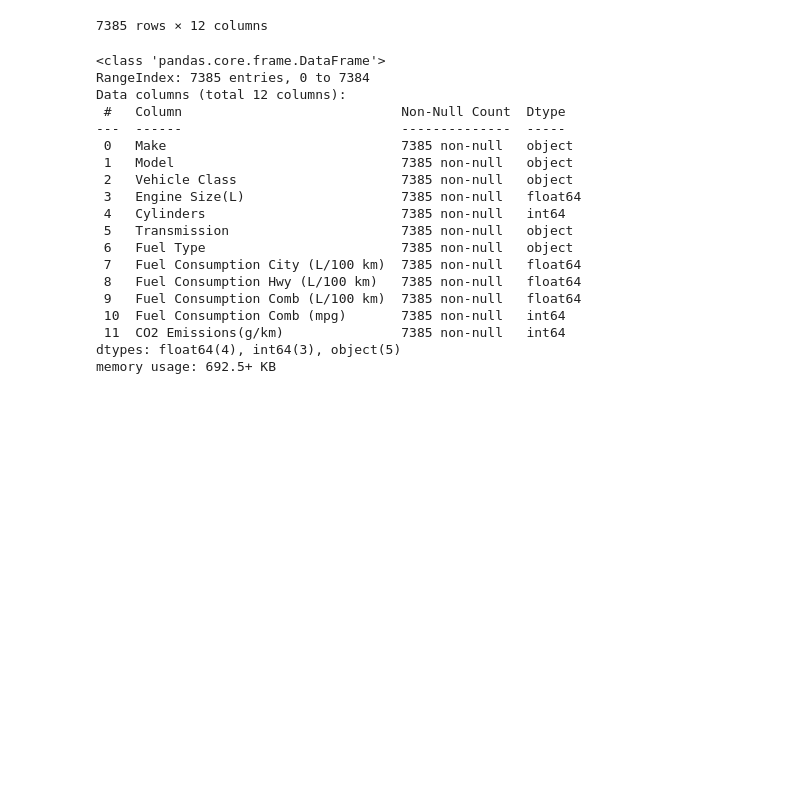
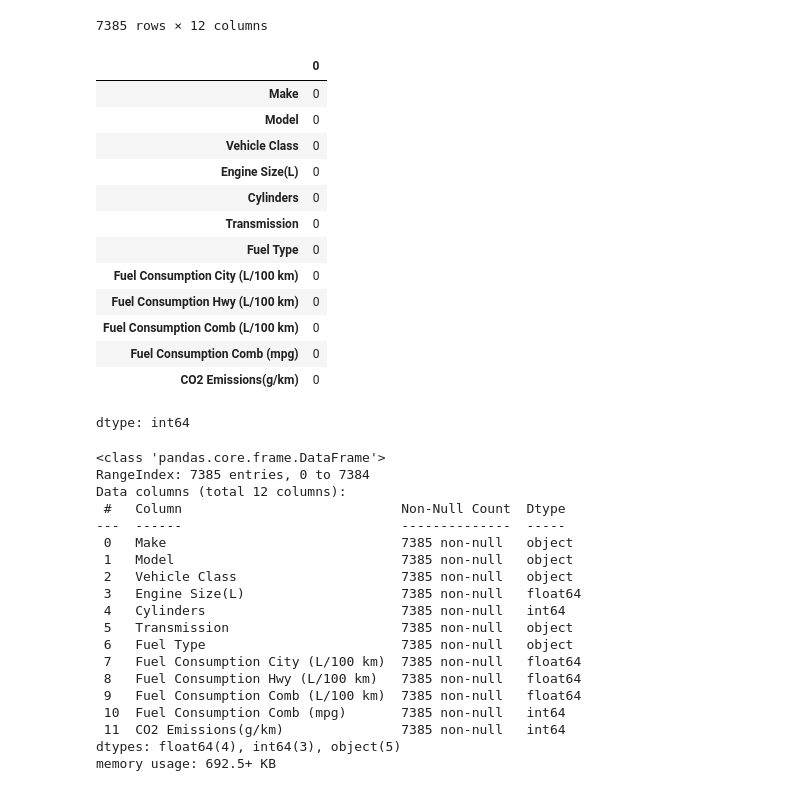
Before and after one commit to abcdon21/CO2-emission-regression, a Jupyter notebook: CO2_Emission_Regression.ipynb, the cells around one changed output. Cells and saved outputs as stored; diff of their text form; code cells hidden in the pictures; blank space fills up the shorter version.

```diff
--- a/CO2_Emission_Regression.ipynb
+++ b/CO2_Emission_Regression.ipynb
@@ -25,6 +28,23 @@ df
 | 7383 | VOLVO | XC90 T5 AWD | SUV - STANDARD | 2.0 | 4 | AS8 | Z | ... |
 | 7384 | VOLVO | XC90 T6 AWD | SUV - STANDARD | 2.0 | 4 | AS8 | Z | ... |
 7385 rows × 12 columns
+# %%
+df.isnull().sum()#checking missing values
+# %% [output]
+|  | 0 |
+| Make | 0 |
+| Model | 0 |
+| Vehicle Class | 0 |
+| Engine Size(L) | 0 |
+| Cylinders | 0 |
+| Transmission | 0 |
+| Fuel Type | 0 |
+| Fuel Consumption City (L/100 km) | 0 |
+| Fuel Consumption Hwy (L/100 km) | 0 |
+| Fuel Consumption Comb (L/100 km) | 0 |
+| Fuel Consumption Comb (mpg) | 0 |
+| CO2 Emissions(g/km) | 0 |
+dtype: int64
 # %%
 #Data checking for cleaning
 df.info()
```
Also changed, not shown: parts of 14 cells of this notebook.
